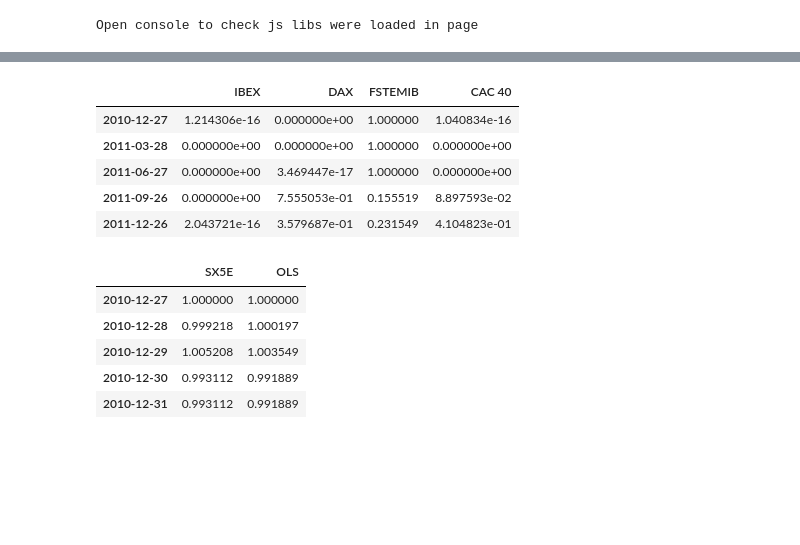
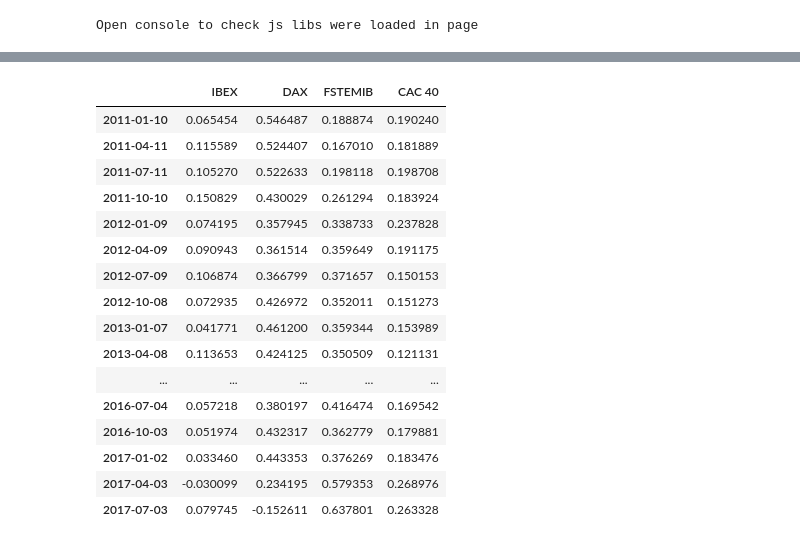
Before and after one commit to gwigniolle/Hedge-Fund-Replication, a Jupyter notebook: OLS Regression.ipynb, the cells around one changed output, grey strips where cells are left out. Drawn from its saved outputs; the diff is of its cells as text; code cells hidden in the pictures; blank space fills up the shorter version.

Commit message:
OLS regression method

```diff
--- a/OLS Regression.ipynb
+++ b/OLS Regression.ipynb
@@ -21,8 +19,20 @@ Open console to check js libs were loaded in page
 prices = pd.read_csv(r"financial_data/prices.csv", index_col=0)
 prices.index = pd.DatetimeIndex(prices.index)
 
-mondays = pd.date_range(start=dt.date(2010,1,4), end=dt.date.today(), freq='7D')
+mondays = pd.date_range(start=dt.date(2010, 1, 4), end=dt.date.today(), freq='7D')
 returns = prices.reindex(mondays).ffill().pct_change().dropna()
 
 sx5e = returns[["SX5E"]]
 bch = returns.drop("SX5E", axis=1)
+
+size = 52
+freq = 13
+
+df_weight = ols_regression(sx5e, bch, size, freq)
+prices_for_track = prices.loc[df_weight.index[0]:].drop("SX5E", axis=1)
+replication = make_track(prices_for_track, df_weight)
+
+df_res = prices.loc[replication.index][["SX5E"]]
+df_res["OLS"] = replication
+
+df_res = df_res / df_res.iloc[0]
@@ -63,32 +38,0 @@ print(np.sum(np.square(np.dot(res.x, m) - y)))
-# %%
-df_weight = pd.DataFrame(columns=bch.columns)
-
-for i in range((n-sample_period)//reg_freq):
-
-    start = dates[i*reg_freq]
-    end= dates[i*reg_freq+sample_period]
-
-    m = bch.loc[start:end].values
-    y = sx5e.loc[start:end].values
-
-    def loss(x):
-        return np.sum(np.square((np.dot(m,x) - y)))
-
-    cons = ({'type': 'eq',
-         'fun' : lambda x: np.sum(x) - 1.0})
-
-    x0 = np.zeros(m.shape[1])
-
-    res = minimize(loss, x0, method='SLSQP', constraints=cons,
-               bounds=[(0, np.inf) for i in range(m.shape[1])], options={'disp': False})
-
-    df_weight.loc[end] = res.x
-
-df_weight.head()
-# %% [output]
-|  | IBEX | DAX | FSTEMIB | CAC 40 |
-| 2010-12-27 | 1.214306e-16 | 0.000000e+00 | 1.000000 | 1.040834e-16 |
-| 2011-03-28 | 0.000000e+00 | 0.000000e+00 | 1.000000 | 0.000000e+00 |
-| 2011-06-27 | 0.000000e+00 | 3.469447e-17 | 1.000000 | 0.000000e+00 |
-| 2011-09-26 | 0.000000e+00 | 7.555053e-01 | 0.155519 | 8.897593e-02 |
-| 2011-12-26 | 2.043721e-16 | 3.579687e-01 | 0.231549 | 4.104823e-01 |
@@ -104,9 +39,20 @@ df_res = df_res/df_res.iloc[0]
-# %%
-df_res.head()
-# %% [output]
-|  | SX5E | OLS |
-| 2010-12-27 | 1.000000 | 1.000000 |
-| 2010-12-28 | 0.999218 | 1.000197 |
-| 2010-12-29 | 1.005208 | 1.003549 |
-| 2010-12-30 | 0.993112 | 0.991889 |
-| 2010-12-31 | 0.993112 | 0.991889 |
+# %%
+df_weight
+# %% [output]
+|  | IBEX | DAX | FSTEMIB | CAC 40 |
+| 2011-01-10 | 0.065454 | 0.546487 | 0.188874 | 0.190240 |
+| 2011-04-11 | 0.115589 | 0.524407 | 0.167010 | 0.181889 |
+| 2011-07-11 | 0.105270 | 0.522633 | 0.198118 | 0.198708 |
+| 2011-10-10 | 0.150829 | 0.430029 | 0.261294 | 0.183924 |
+| 2012-01-09 | 0.074195 | 0.357945 | 0.338733 | 0.237828 |
+| 2012-04-09 | 0.090943 | 0.361514 | 0.359649 | 0.191175 |
+| 2012-07-09 | 0.106874 | 0.366799 | 0.371657 | 0.150153 |
+| 2012-10-08 | 0.072935 | 0.426972 | 0.352011 | 0.151273 |
+| 2013-01-07 | 0.041771 | 0.461200 | 0.359344 | 0.153989 |
+| 2013-04-08 | 0.113653 | 0.424125 | 0.350509 | 0.121131 |
+| ... | ... | ... | ... | ... |
+| 2016-07-04 | 0.057218 | 0.380197 | 0.416474 | 0.169542 |
+| 2016-10-03 | 0.051974 | 0.432317 | 0.362779 | 0.179881 |
+| 2017-01-02 | 0.033460 | 0.443353 | 0.376269 | 0.183476 |
+| 2017-04-03 | -0.030099 | 0.234195 | 0.579353 | 0.268976 |
+| 2017-07-03 | 0.079745 | -0.152611 | 0.637801 | 0.263328 |
```
Also changed, not shown: parts of 11 cells of this notebook, 1 other file.
